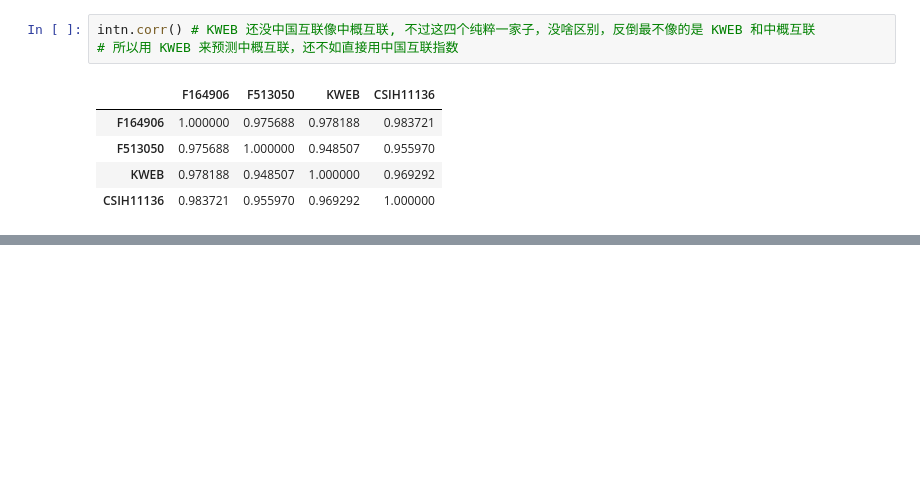
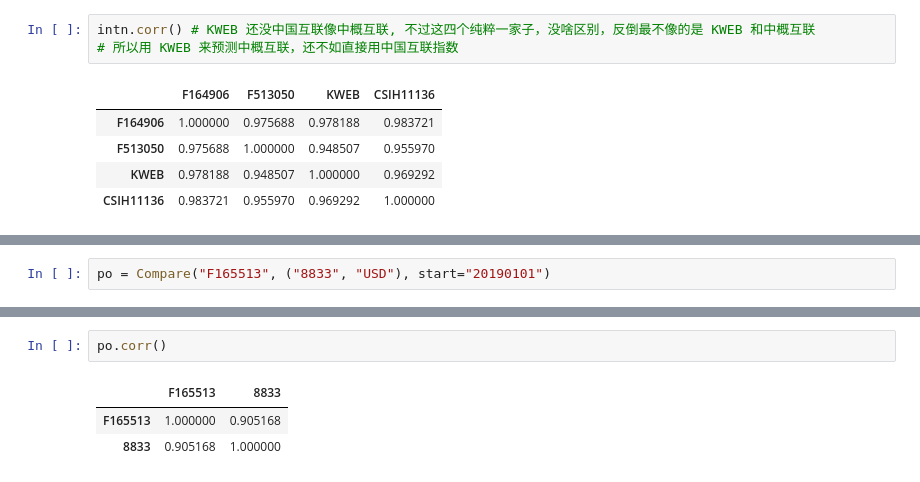
Before and after one commit to refraction-ray/lof-bot, a Jupyter notebook: studies/compwithbenchmark.ipynb, the cells around one changed output, grey strips where cells are left out. Drawn from its saved outputs; the diff is of its cells as text; blank space fills up the shorter version.

```diff
--- a/studies/compwithbenchmark.ipynb
+++ b/studies/compwithbenchmark.ipynb
@@ -230,0 +233,2 @@ intn.corr() # KWEB 还没中国互联像中概互联, 不过这四个纯粹一
+# %%
+po = Compare("F165513", ("8833", "USD"), start="20190101")
@@ -230,0 +241,6 @@ intn.corr() # KWEB 还没中国互联像中概互联, 不过这四个纯粹一
+# %%
+po.corr()
+# %% [output]
+|  | F165513 | 8833 |
+| F165513 | 1.000000 | 0.905168 |
+| 8833 | 0.905168 | 1.000000 |
```
Also changed, not shown: parts of 2 cells of this notebook, 6 other files.
